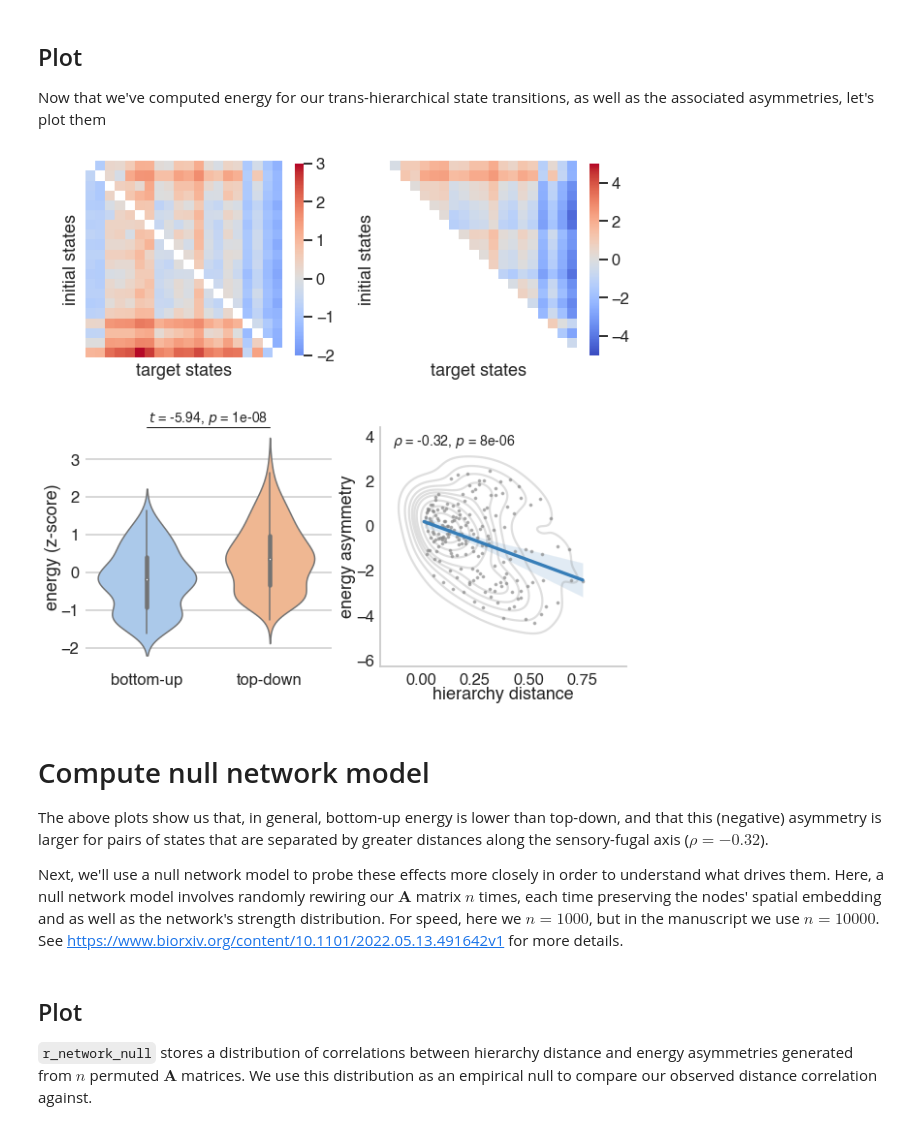
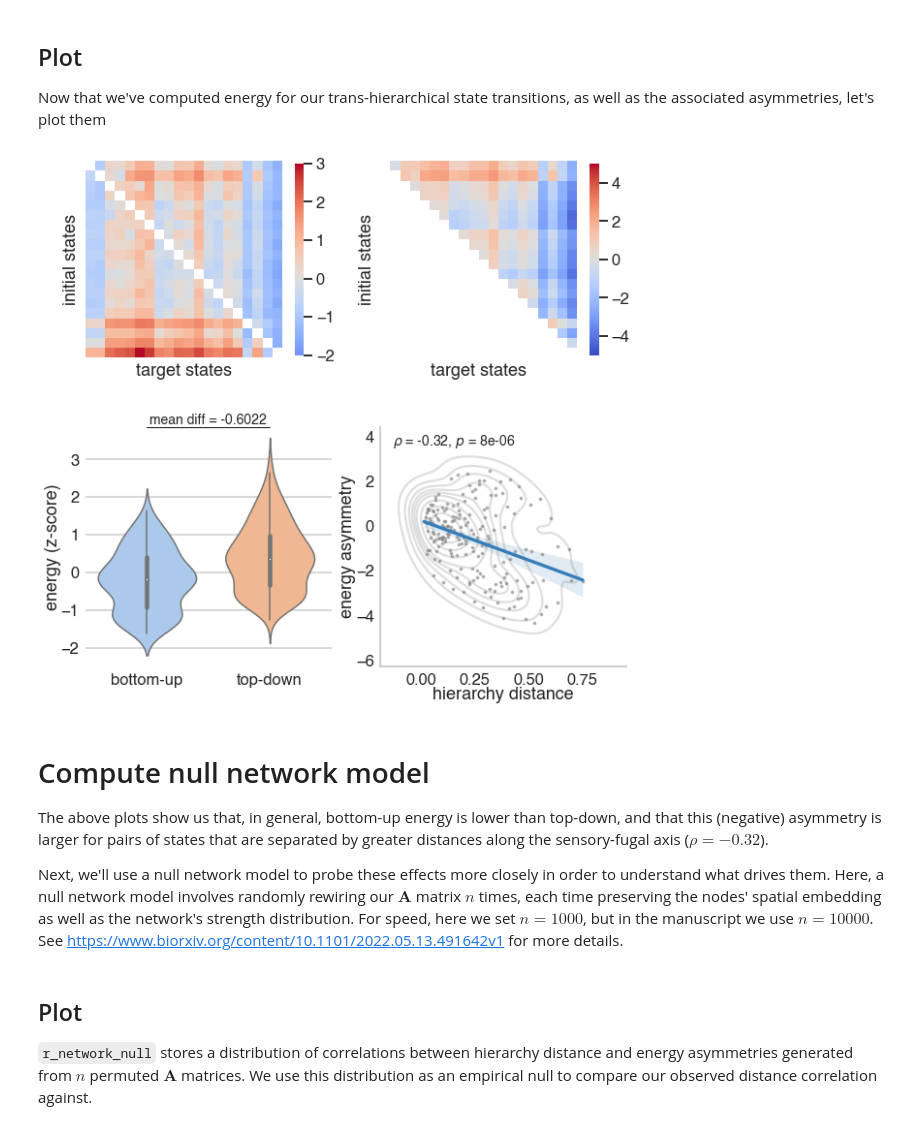
Before and after one commit to lindenmp/nct_hierarchy, a Jupyter notebook: scripts/results_demo.ipynb, the cells around one changed output. Cells and saved outputs as stored; diff of their text form; code cells hidden in the pictures.

```diff
--- a/scripts/results_demo.ipynb
+++ b/scripts/results_demo.ipynb
@@ -36,7 +36,7 @@ fontsize = 14
 ## Load data
 # %%
 # directory where data is stored
-datadir = '/Users/lindenmp/Google-Drive-Penn/work/research_projects/pfactor_gradients/data'
+datadir = '/Users/lindenmp/Google-Drive-Penn/work/research_projects/nct_hierarchy/data'
 
 # load adjacency matrix, A.
 # here, this a weighted undirected structural connectome averaged over 793 participants from the PNC
@@ -46,7 +46,7 @@ n_parcels = A.shape[0]
 
 # load spatial coordinates of brain parcellation
 parcellation_centroids = pd.read_csv(os.path.join(datadir, 'parcellation_centroids.csv'))
-parcellation_centroids.set_index('Label Name', inplace=True)
+parcellation_centroids.set_index('ROI Name', inplace=True)
 
 # load the sensory-fugal axis that will serve as our basis for defining brain states
 cortical_gradient = np.load(os.path.join(datadir, 'sf_axis.npy'))
@@ -156,35 +186,35 @@ ax[0,0].set_xlabel("target states", labelpad=-1)
 ax[0,0].set_yticklabels('')
 ax[0,0].set_xticklabels('')
 ax[0,0].tick_params(pad=-2.5)
 
 # plot energy asymmetry matrix
 plot_mask = np.zeros((n_states, n_states))
 indices_lower = np.tril_indices(n_states, k=-1)
 plot_mask[indices_lower] = 1
 plot_mask[np.eye(n_states) == 1] = 1
 plot_mask = plot_mask.astype(bool)
 sns.heatmap(ed, mask=plot_mask, center=0, vmin=np.floor(np.min(ed)), vmax=np.ceil(np.max(ed)),
             square=True, cmap='coolwarm', ax=ax[0,1], cbar_kws={"shrink": 0.80})
 ax[0,1].set_ylabel("initial states", labelpad=-1)
 ax[0,1].set_xlabel("target states", labelpad=-1)
 ax[0,1].set_yticklabels('')
 ax[0,1].set_xticklabels('')
 ax[0,1].tick_params(pad=-2.5)
 
 # plot top-down vs bottom-up energy distributions
 indices_upper = np.triu_indices(n_states, k=1)
 df_plot = pd.DataFrame(data=np.vstack((e[indices_upper], e[indices_lower])).transpose(),
                        columns=['bottom-up', 'top-down'])
-my_distpair_plot(df=df_plot, ylabel='energy (z-score)', ax=ax[1,0], fontsize=fontsize)
+my_distpair_plot(df=df_plot, ylabel='energy (z-score)', test_stat='mean_diff', ax=ax[1,0], fontsize=fontsize)
 
 # plot correlation between hierarchical distance and energy asymmetries
 my_reg_plot(states_distance[indices_upper], ed[indices_upper],
             'hierarchy distance', 'energy asymmetry', ax[1,1],
             annotate='spearman', fontsize=fontsize)
 
 plt.show()
 # %% [output]
-[figure, old version]
+[figure, new version]
 # %% [markdown]
 # Compute null network model
 
@@ -193,7 +223,7 @@ is larger for pairs of states that are separated by greater distances along the
 
 Next, we'll use a null network model to probe these effects more closely in order to understand what drives them.
 Here, a null network model involves randomly rewiring our $\boldsymbol{A}$ matrix $n$ times, each time preserving the
-nodes' spatial embedding and as well as the network's strength distribution. For speed, here we $n=1000$, but in the
+nodes' spatial embedding as well as the network's strength distribution. For speed, here we set $n=1000$, but in the
 manuscript we use $n=10000$. See https://www.biorxiv.org/content/10.1101/2022.05.13.491642v1 for more details.
 # %%
 # get distance matrix
```
Also changed, not shown: parts of 5 cells of this notebook.
